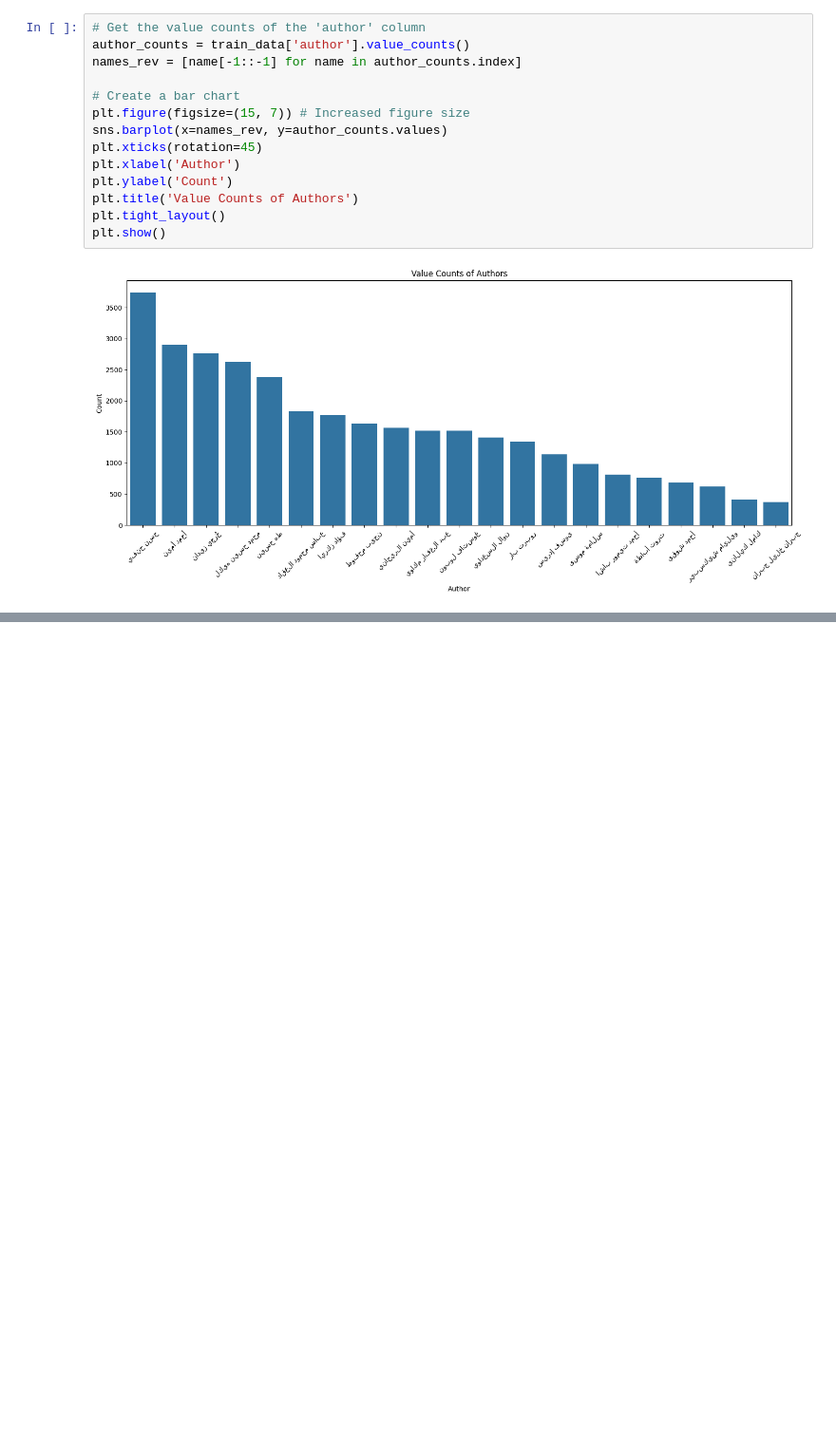
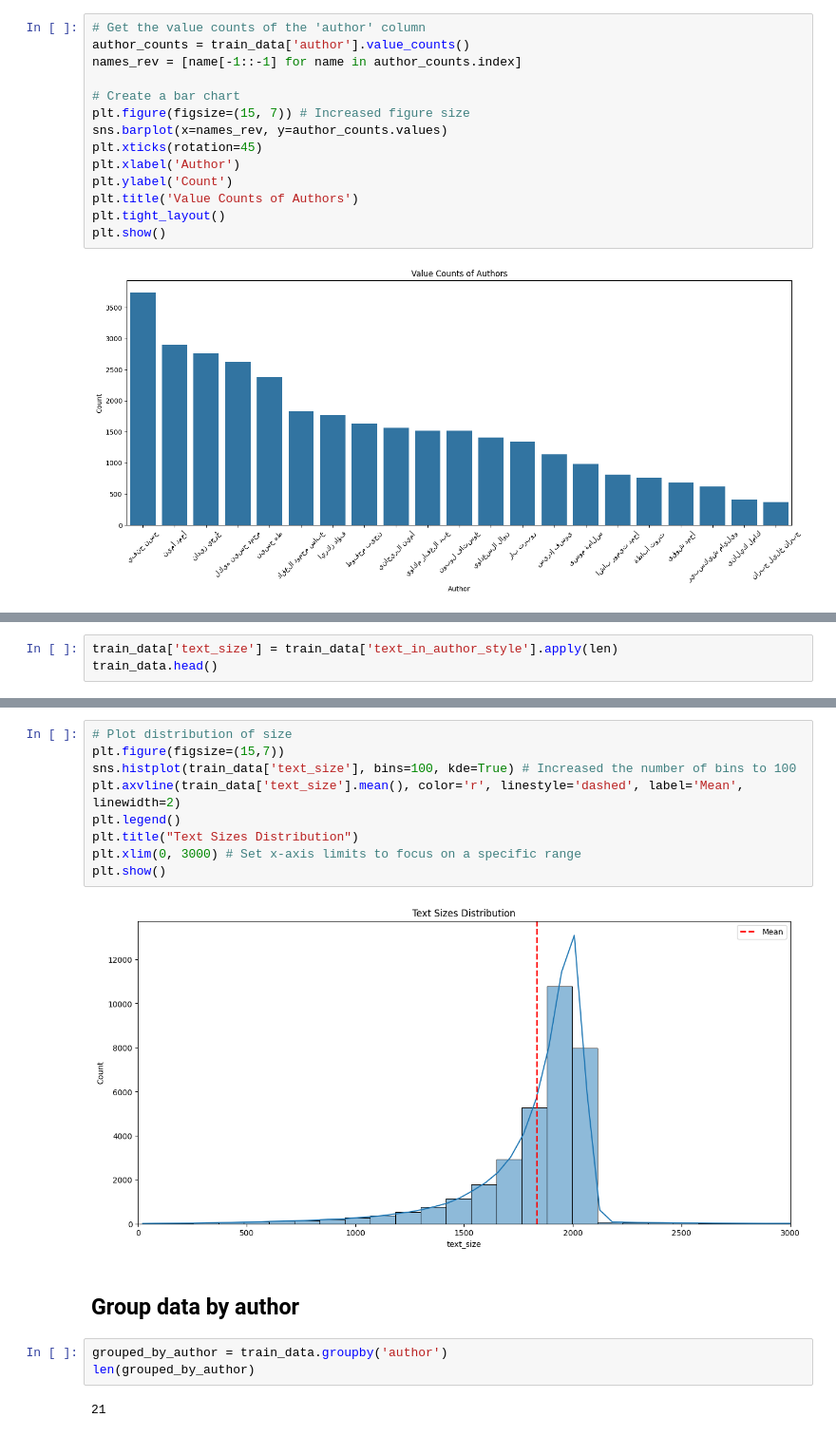
Before and after one commit to MuhammadHelmyOmar/Authorship-Identification, a Jupyter notebook: data_discovery.ipynb, the cells around one changed output, grey strips where cells are left out. Shown at 95% size. Cells and saved outputs as stored; diff of their text form; blank space fills up the shorter version.

```diff
--- a/data_discovery.ipynb
+++ b/data_discovery.ipynb
@@ -122,0 +127,3 @@ plt.show()
+# %%
+train_data['text_size'] = train_data['text_in_author_style'].apply(len)
+train_data.head()
@@ -122,0 +150,18 @@ plt.show()
+# %%
+# Plot distribution of size
+plt.figure(figsize=(15,7))
+sns.histplot(train_data['text_size'], bins=100, kde=True) # Increased the number of bins to 100
+plt.axvline(train_data['text_size'].mean(), color='r', linestyle='dashed', label='Mean', linewidth=2)
+plt.legend()
+plt.title("Text Sizes Distribution")
+plt.xlim(0, 3000) # Set x-axis limits to focus on a specific range
+plt.show()
+# %% [output]
+[figure, added]
+# %% [markdown]
+## Group data by author
+# %%
+grouped_by_author = train_data.groupby('author')
+len(grouped_by_author)
+# %% [output]
+21
```
Also changed, not shown: parts of 16 cells of this notebook.
